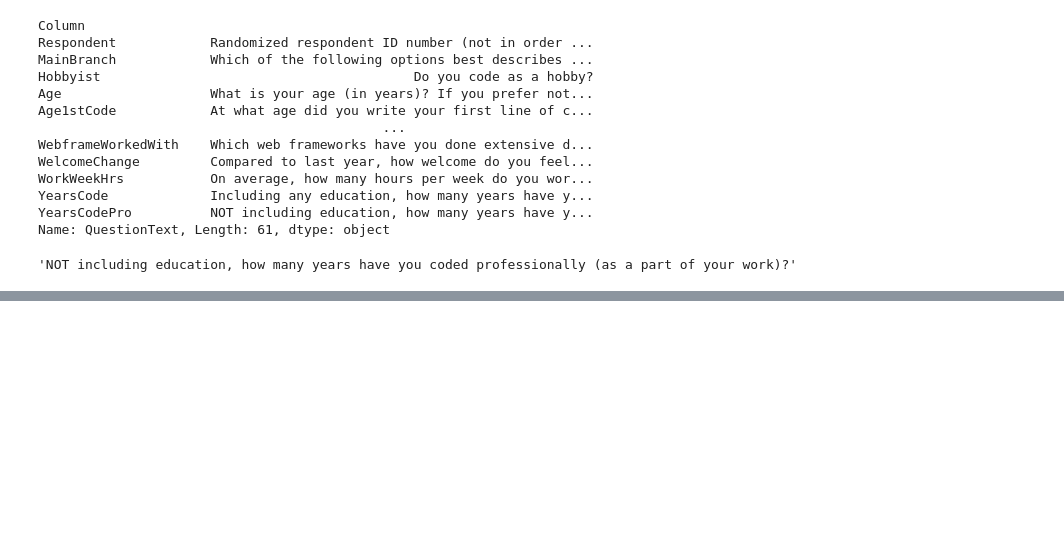
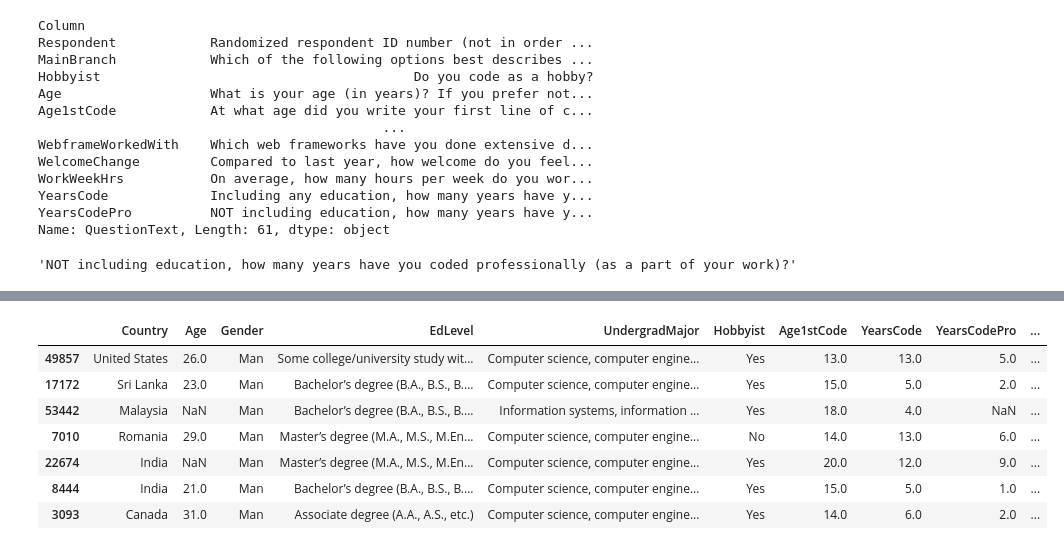
Before and after one commit to rsarsava/Data_Analysis, a Jupyter notebook: Stack Overflow Annual Developer Survey 2020.ipynb, the cells around one changed output, grey strips where cells are left out. Saved outputs shown, nothing was run; the diff lists cells and outputs as text; code cells hidden in the pictures; blank space fills up the shorter version.

```diff
--- a/Stack Overflow Annual Developer Survey 2020.ipynb
+++ b/Stack Overflow Annual Developer Survey 2020.ipynb
@@ -105,0 +171,4 @@ schema_raw['YearsCodePro']
+# %%
+survey_df['Age1stCode'] = pd.to_numeric(survey_df.Age1stCode, errors='coerce')
+survey_df['YearsCode'] = pd.to_numeric(survey_df.YearsCode, errors='coerce')
+survey_df['YearsCodePro'] = pd.to_numeric(survey_df.YearsCodePro, errors='coerce')
@@ -105,0 +187,5 @@ schema_raw['YearsCodePro']
+# %%
+survey_df.drop(survey_df[survey_df.Age < 10].index, inplace=True)
+survey_df.drop(survey_df[survey_df.Age > 100].index, inplace=True)
+# %%
+survey_df.drop(survey_df[survey_df.WorkWeekHrs > 140].index, inplace=True)
@@ -105,0 +206,13 @@ schema_raw['YearsCodePro']
+# %%
+survey_df.where(~(survey_df.Gender.str.contains(';', na=False)), np.nan, inplace=True)
+# %%
+survey_df.sample(7)
+# %% [output]
+|  | Country | Age | Gender | EdLevel | UndergradMajor | Hobbyist | Age1stCode | YearsCode | YearsCodePro | ... |
+| 49857 | United States | 26.0 | Man | Some college/university study wit... | Computer science, computer engine... | Yes | 13.0 | 13.0 | 5.0 | ... |
+| 17172 | Sri Lanka | 23.0 | Man | Bachelor’s degree (B.A., B.S., B.... | Computer science, computer engine... | Yes | 15.0 | 5.0 | 2.0 | ... |
+| 53442 | Malaysia | NaN | Man | Bachelor’s degree (B.A., B.S., B.... | Information systems, information ... | Yes | 18.0 | 4.0 | NaN | ... |
+| 7010 | Romania | 29.0 | Man | Master’s degree (M.A., M.S., M.En... | Computer science, computer engine... | No | 14.0 | 13.0 | 6.0 | ... |
+| 22674 | India | NaN | Man | Master’s degree (M.A., M.S., M.En... | Computer science, computer engine... | Yes | 20.0 | 12.0 | 9.0 | ... |
+| 8444 | India | 21.0 | Man | Bachelor’s degree (B.A., B.S., B.... | Computer science, computer engine... | Yes | 15.0 | 5.0 | 1.0 | ... |
+| 3093 | Canada | 31.0 | Man | Associate degree (A.A., A.S., etc.) | Computer science, computer engine... | Yes | 14.0 | 6.0 | 2.0 | ... |
```
Also changed, not shown: parts of 10 cells of this notebook.
